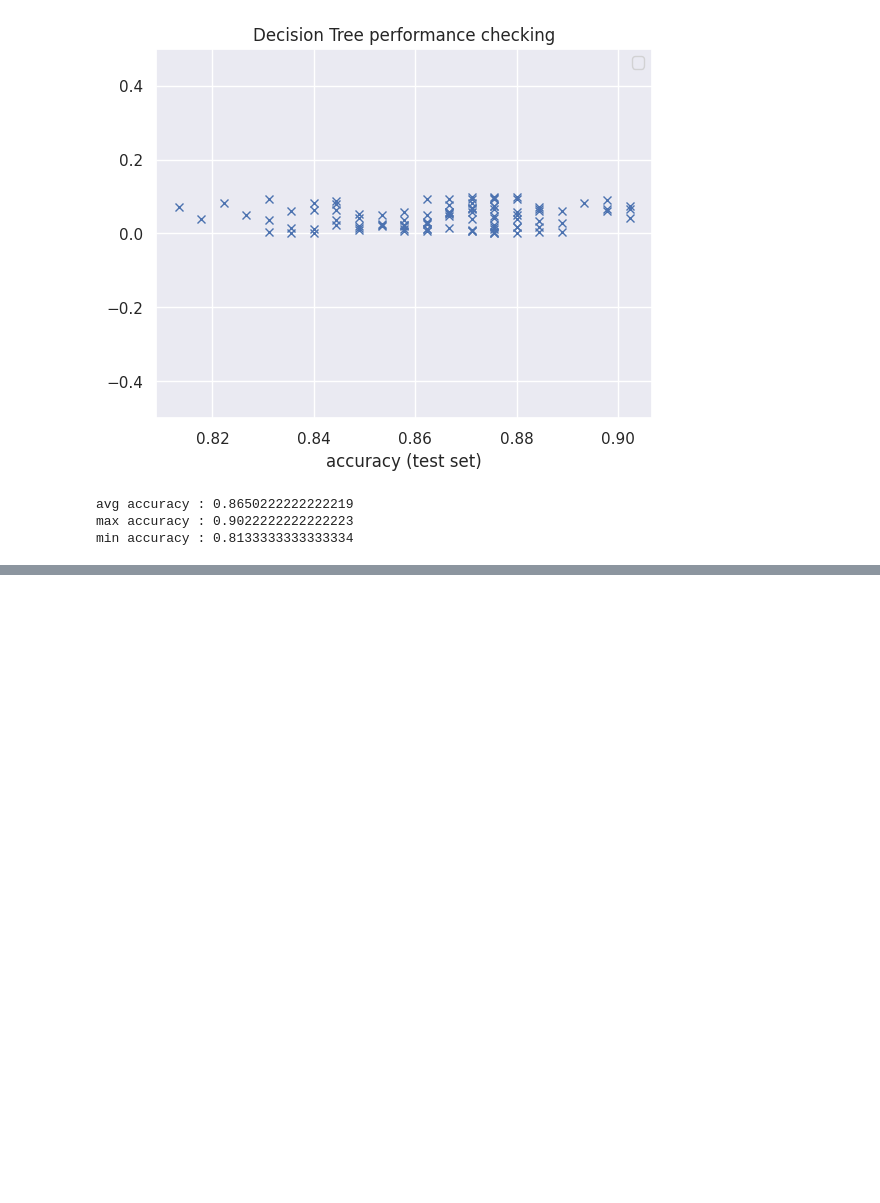
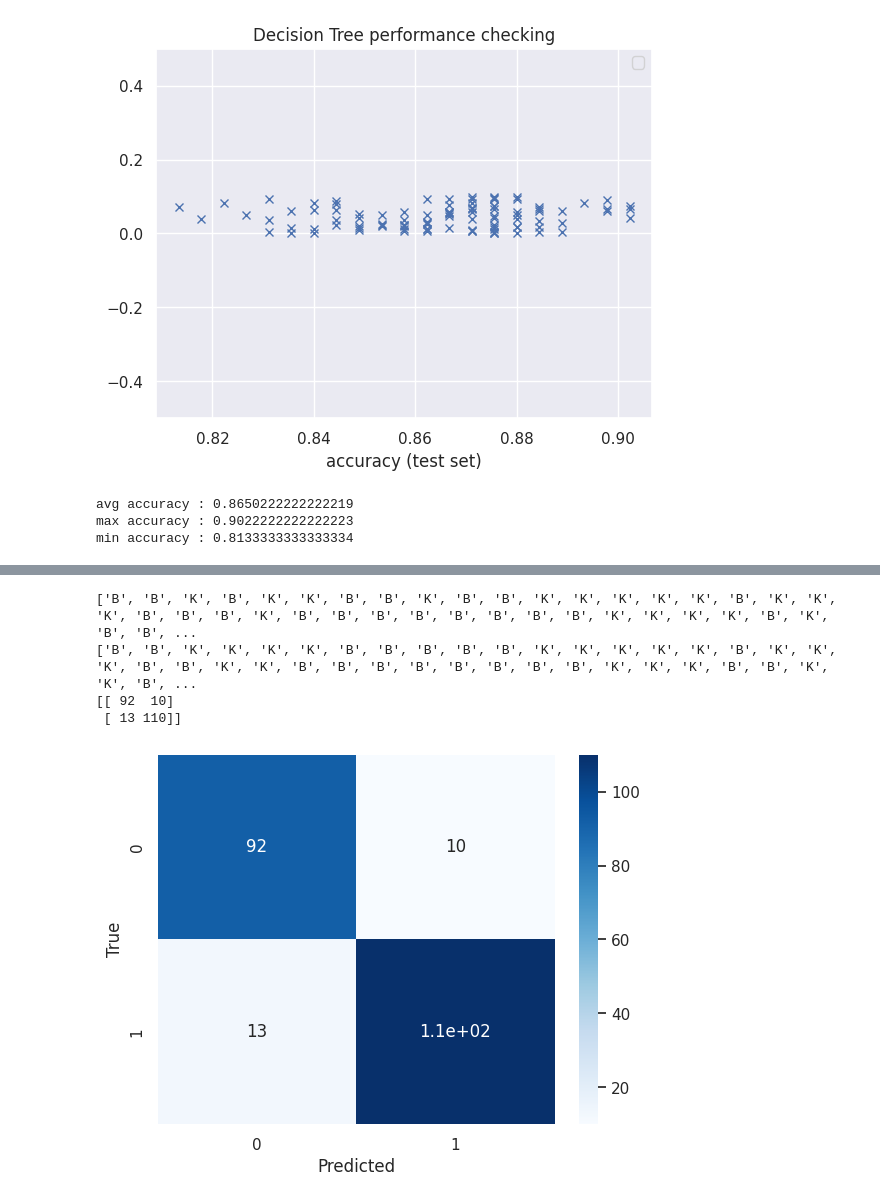
Before and after one commit to KnightChaser/ML-challenge, a Jupyter notebook: EX_challenging_problems/02_raisin_classification/raisin_classification_factory.ipynb, the cells around one changed output, grey strips where cells are left out. Cells and saved outputs as stored; diff of their text form; code cells hidden in the pictures; blank space fills up the shorter version.

```diff
--- a/EX_challenging_problems/02_raisin_classification/raisin_classification_factory.ipynb
+++ b/EX_challenging_problems/02_raisin_classification/raisin_classification_factory.ipynb
@@ -295,0 +350,14 @@ plt.show()
+# %%
+# Look closer 'n closer to the confusion matrix (MLP)
+
+train_input, test_input, train_target, test_target = train_test_split(raisin_input, raisin_target)
+ss = StandardScaler()
+ss.fit(train_input)
+train_scaled = ss.transform(train_input)
+test_scaled  = ss.transform(test_input)
+
+mlp_model = MLPClassifier(random_state = 0)
+mlp_model.fit(train_scaled, train_target)
+mlp_model_prediction = mlp_model.predict(test_scaled)
+
+########################################################
@@ -295,0 +382,19 @@ plt.show()
+# %%
+import seaborn as sns
+
+print(["K" if x == "Kecimen" in x else "B" for x in mlp_model_prediction])    # prediction
+print(["K" if x == "Kecimen" in x else "B" for x in test_target])             # real
+
+print(confusion_matrix(test_target, mlp_model_prediction))
+
+# Draw a heatmap according
+sns.heatmap(confusion_matrix(test_target, mlp_model_prediction), annot = True, cmap = 'Blues')
+plt.xlabel('Predicted')
+plt.ylabel('True')
+plt.show()
+# %% [output]
+['B', 'B', 'K', 'B', 'K', 'K', 'B', 'B', 'K', 'B', 'B', 'K', 'K', 'K', 'K', 'K', 'B', 'K', 'K', 'K', 'B', 'B', 'B', 'K', 'B', 'B', 'B', 'B', 'B', 'B', 'B', 'B', 'K', 'K', 'K', 'K', 'B', 'K', 'B', 'B', ...
+['B', 'B', 'K', 'K', 'K', 'K', 'B', 'B', 'B', 'B', 'B', 'K', 'K', 'K', 'K', 'K', 'B', 'K', 'K', 'K', 'B', 'B', 'K', 'K', 'B', 'B', 'B', 'B', 'B', 'B', 'B', 'B', 'K', 'K', 'K', 'B', 'B', 'K', 'K', 'B', ...
+[[ 92  10]
+ [ 13 110]]
+[figure, added]
```
Also changed, not shown: parts of 3 cells of this notebook, 1 other file.
